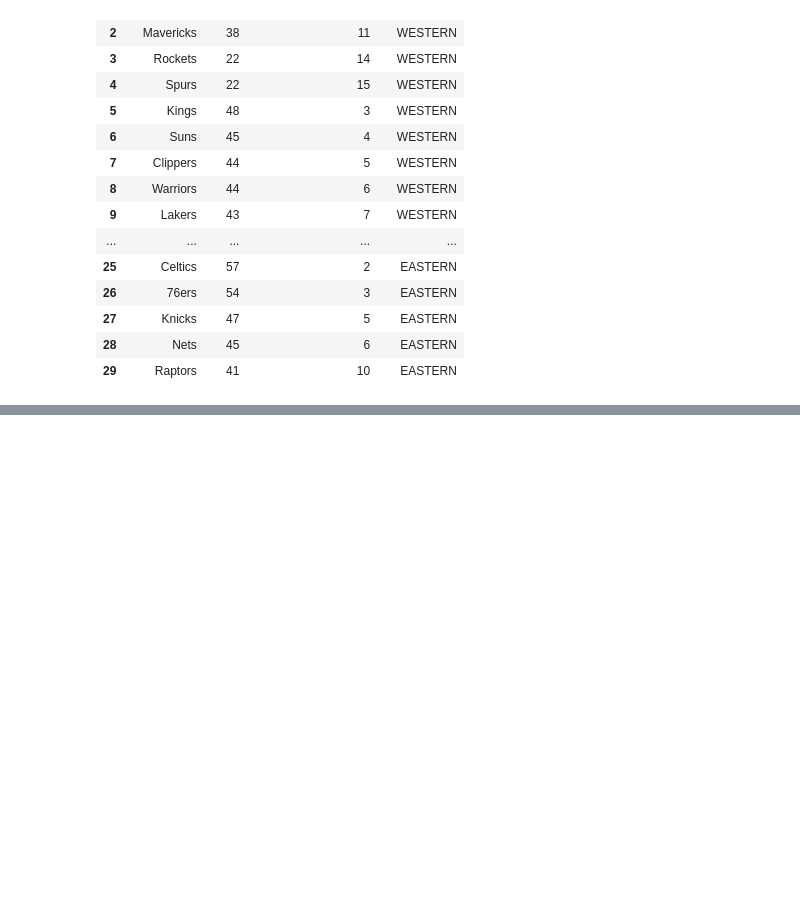
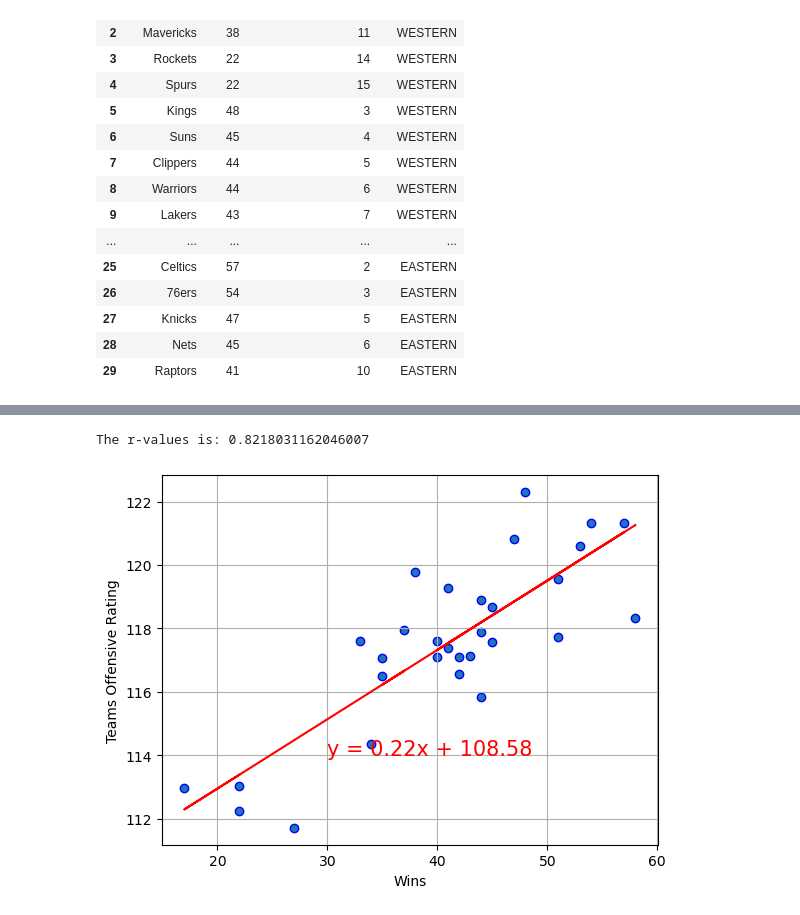
Before and after one commit to ollayyy/project_one, a Jupyter notebook: test.ipynb, the cells around one changed output, grey strips where cells are left out. Cells and saved outputs as stored; diff of their text form; code cells hidden in the pictures; blank space fills up the shorter version.

```diff
--- a/test.ipynb
+++ b/test.ipynb
@@ -211,0 +240,22 @@ last_team_df
+# %%
+plt.scatter(last_team_df["Wins"], last_team_df["team_o_rtg"], edgecolor="Blue", alpha=1)
+
+plt.xlabel("Wins")
+plt.ylabel("Teams Offensive Rating")
+
+
+#plt.ylim(-30, 50)
+
+plt.grid(True)
+x_values=last_team_df["Wins"]
+y_values=last_team_df["team_o_rtg"]
+(slope, intercept, rvalue, pvalue, stderr) = linregress(x_values, y_values)
+r_values= x_values * slope + intercept
+line_eq = "y = " + str(round(slope,2)) + "x + " + str(round(intercept,2))
+plt.plot(x_values,r_values,"r-")
+plt.annotate(line_eq,(30,114),fontsize=15,color="red")
+print("The r-values is: "+ str(rvalue))
+plt.show()
+# %% [output]
+The r-values is: 0.8218031162046007
+[figure, added]
```
Also changed, not shown: parts of 8 cells of this notebook.
